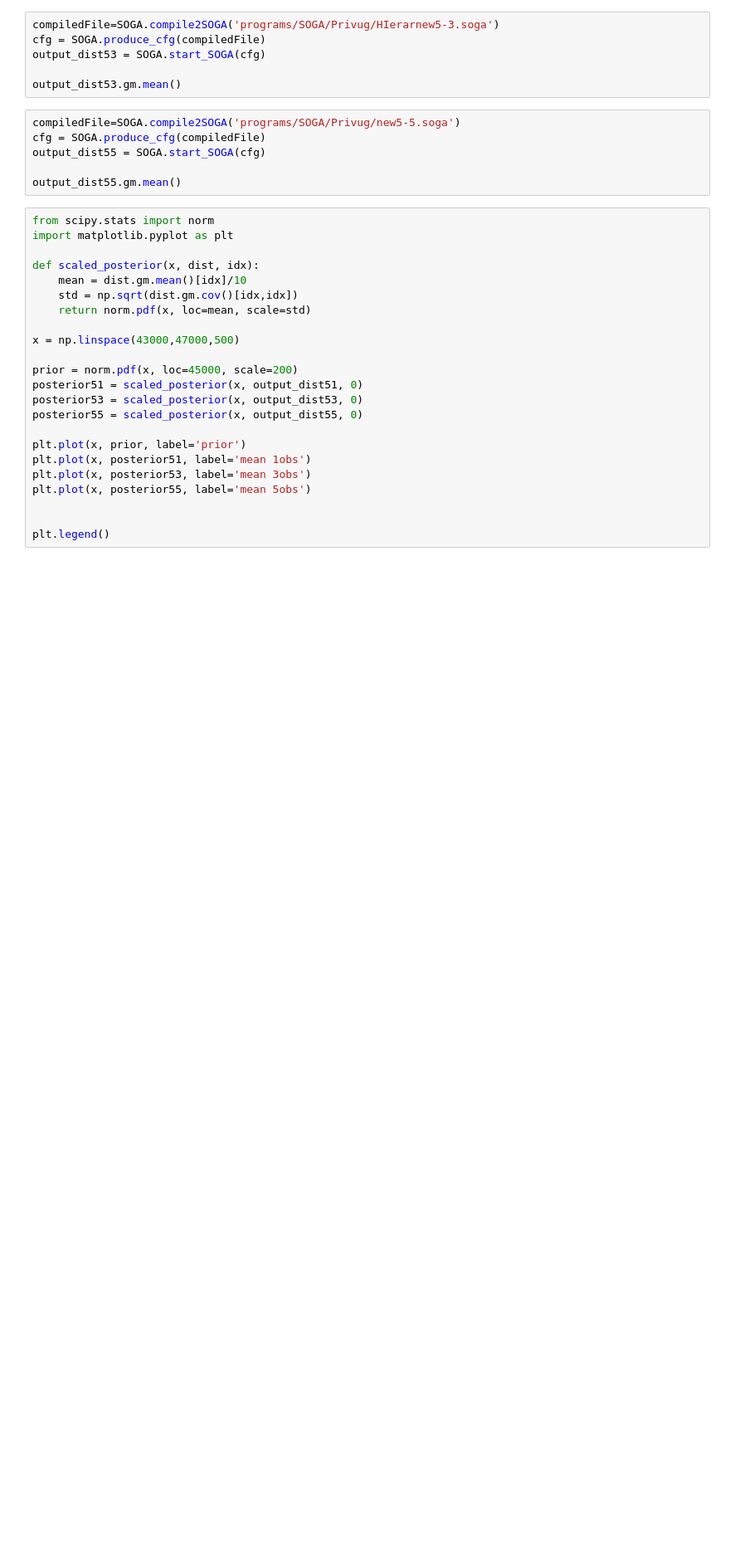
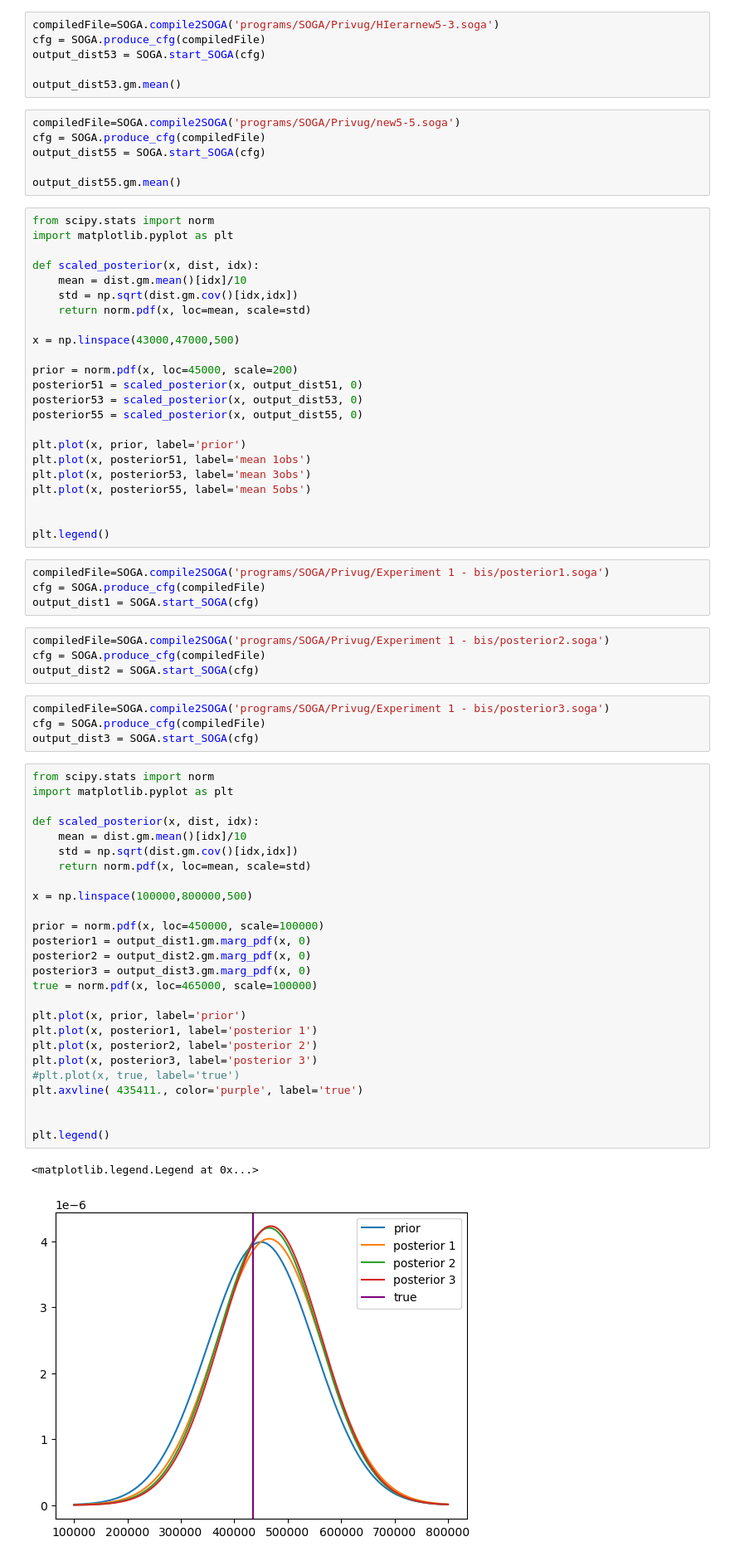
Before and after one commit to RasmusCarl/Privug-SOGA, a Jupyter notebook: PrivugExperiments.ipynb, the cells around one changed output. Shown at 83% size. Drawn from its saved outputs; the diff is of its cells as text; blank space fills up the shorter version.

Commit message:
new experiments

```diff
--- a/PrivugExperiments.ipynb
+++ b/PrivugExperiments.ipynb
@@ -427,3 +427,44 @@ plt.plot(x, posterior55, label='mean 5obs')
 
 
 plt.legend()
+# %%
+compiledFile=SOGA.compile2SOGA('programs/SOGA/Privug/Experiment 1 - bis/posterior1.soga')
+cfg = SOGA.produce_cfg(compiledFile)
+output_dist1 = SOGA.start_SOGA(cfg)
+# %%
+compiledFile=SOGA.compile2SOGA('programs/SOGA/Privug/Experiment 1 - bis/posterior2.soga')
+cfg = SOGA.produce_cfg(compiledFile)
+output_dist2 = SOGA.start_SOGA(cfg)
+# %%
+compiledFile=SOGA.compile2SOGA('programs/SOGA/Privug/Experiment 1 - bis/posterior3.soga')
+cfg = SOGA.produce_cfg(compiledFile)
+output_dist3 = SOGA.start_SOGA(cfg)
+# %%
+from scipy.stats import norm
+import matplotlib.pyplot as plt
+
+def scaled_posterior(x, dist, idx):
+    mean = dist.gm.mean()[idx]/10
+    std = np.sqrt(dist.gm.cov()[idx,idx])
+    return norm.pdf(x, loc=mean, scale=std)
+
+x = np.linspace(100000,800000,500)
+
+prior = norm.pdf(x, loc=450000, scale=100000)
+posterior1 = output_dist1.gm.marg_pdf(x, 0)
+posterior2 = output_dist2.gm.marg_pdf(x, 0)
+posterior3 = output_dist3.gm.marg_pdf(x, 0)
+true = norm.pdf(x, loc=465000, scale=100000)
+
+plt.plot(x, prior, label='prior')
+plt.plot(x, posterior1, label='posterior 1')
+plt.plot(x, posterior2, label='posterior 2')
+plt.plot(x, posterior3, label='posterior 3')
+#plt.plot(x, true, label='true')
+plt.axvline( 435411., color='purple', label='true')
+
+
+plt.legend()
+# %% [output]
+<matplotlib.legend.Legend at 0x...>
+[figure, added]
```
Also changed, not shown: parts of 15 cells of this notebook, 9 other files.
